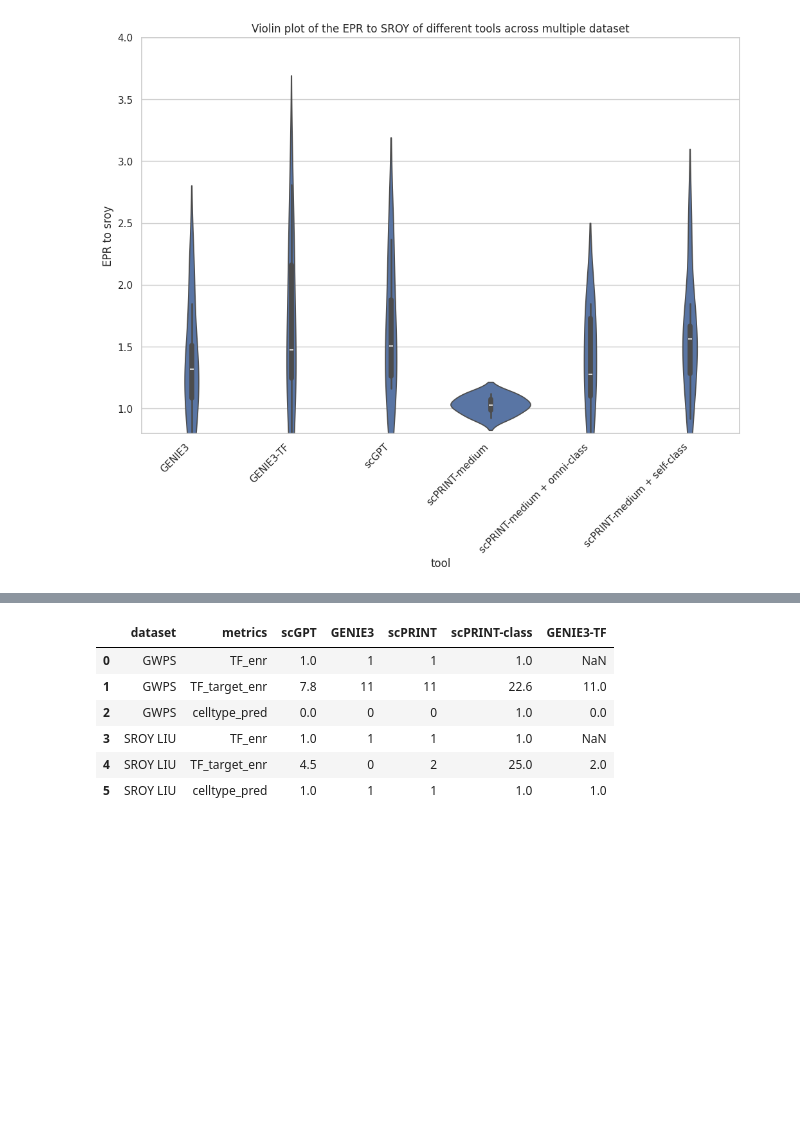
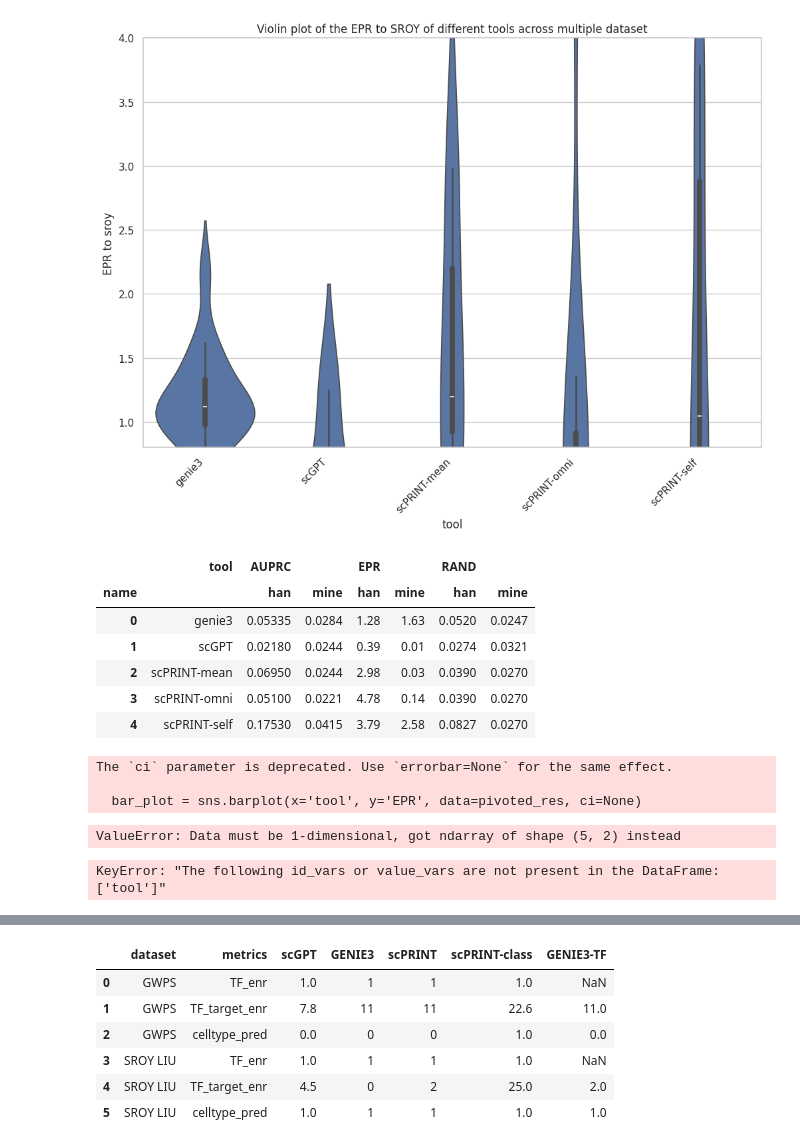
Before and after one commit to jkobject/scPRINT, a Jupyter notebook: figures/plot_results.ipynb, the cells around one changed output, grey strips where cells are left out. Cells and saved outputs as stored; diff of their text form; code cells hidden in the pictures; blank space fills up the shorter version.

```diff
--- a/figures/plot_results.ipynb
+++ b/figures/plot_results.ipynb
@@ -93,4 +158,4 @@ plt.show()
 # %%
-res = pd.read_csv('../../data/results/sroy.tsv', sep="\t")
+res = pd.read_csv('data/sroy.tsv', sep="\t", )
 res
 # %% [output]
@@ -134,24 +184,73 @@ res_pivoted = res_melted.pivot_table(index=['tool', 'annotation'], columns='metr
 # %%
 import seaborn as sns
 import matplotlib.pyplot as plt
 
 # Set the aesthetic style of the plots
 sns.set(style="whitegrid")
 
 # Create the violin plot with a focus on the 0.8 - 4 range for the y-axis
 plt.figure(figsize=(12, 8))
-violin_plot = sns.violinplot(x='tool', y='EPR', data=res_pivoted)
+violin_plot = sns.violinplot(x='tool', y='EPR', data=res)
 violin_plot.set_ylim(0.8, 4)  # Setting the y-axis limits to focus on the 0.8 - 4 range
 
 # Set the title and labels of the plot
 violin_plot.set_title('Violin plot of the EPR to SROY of different tools across multiple dataset')
 violin_plot.set_xlabel('tool')
 violin_plot.set_ylabel('EPR to sroy')
 
 # Rotate the x labels for better readability and align them
 plt.xticks(rotation=45, ha='right')
 
 # Show the plot
 plt.show()
 # %% [output]
-[figure, old version]
+[figure, new version]
+# %%
+pivoted_res
+# %% [output]
+|  | tool | AUPRC |  | EPR |  | RAND |  |
+| name |  | han | mine | han | mine | han | mine |
+| 0 | genie3 | 0.05335 | 0.0284 | 1.28 | 1.63 | 0.0520 | 0.0247 |
+| 1 | scGPT | 0.02180 | 0.0244 | 0.39 | 0.01 | 0.0274 | 0.0321 |
+| 2 | scPRINT-mean | 0.06950 | 0.0244 | 2.98 | 0.03 | 0.0390 | 0.0270 |
+| 3 | scPRINT-omni | 0.05100 | 0.0221 | 4.78 | 0.14 | 0.0390 | 0.0270 |
+| 4 | scPRINT-self | 0.17530 | 0.0415 | 3.79 | 2.58 | 0.0827 | 0.0270 |
+# %%
+bar_plot = sns.barplot(x='tool', y='EPR', data=pivoted_res, ci=None)
+# %% [output]
+The `ci` parameter is deprecated. Use `errorbar=None` for the same effect.
+
+  bar_plot = sns.barplot(x='tool', y='EPR', data=pivoted_res, ci=None)
+ValueError: Data must be 1-dimensional, got ndarray of shape (5, 2) instead
+# %%
+import seaborn as sns
+import matplotlib.pyplot as plt
+
+# Filter the dataframe for the required names
+filtered_res = res[res['name'].isin(['han', 'mine'])]
+
+# Pivot the dataframe to get the metrics as columns
+pivoted_res = filtered_res.pivot_table(index='tool', columns='name', values=['EPR', 'AUPRC', 'RAND'])
+
+# Reset the index to use 'tool' as a column for seaborn
+pivoted_res = pivoted_res.reset_index()
+
+# Melt the dataframe to long format for seaborn
+melted_res = pivoted_res.melt(id_vars='tool', var_name=['metric', 'name'], value_name='value')
+
+# Plotting the stacked bar plot using seaborn
+plt.figure(figsize=(12, 8))
+bar_plot = sns.barplot(x='tool', y='value', hue='name', data=melted_res, ci=None)
+
+# Set the title and labels of the plot
+bar_plot.set_title('Stacked Bar Plot of Metrics for Tools with Names "han" and "mine"')
+bar_plot.set_xlabel('Tool')
+bar_plot.set_ylabel('Value')
+
+# Rotate the x labels for better readability and align them
+plt.xticks(rotation=45, ha='right')
+
+# Show the plot
+plt.show()
+# %% [output]
+KeyError: "The following id_vars or value_vars are not present in the DataFrame: ['tool']"
```
Also changed, not shown: parts of 13 cells of this notebook, 51 other files.
